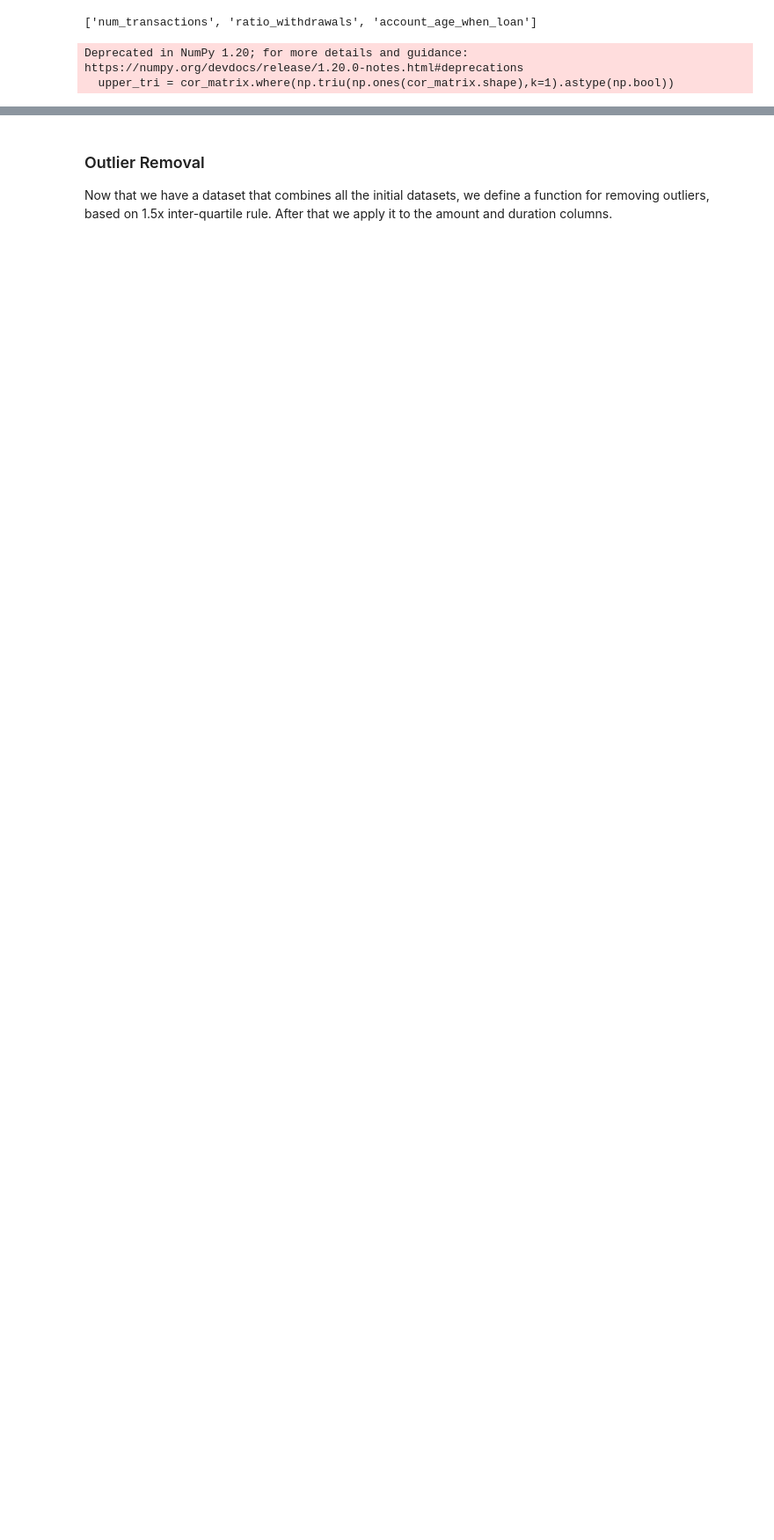
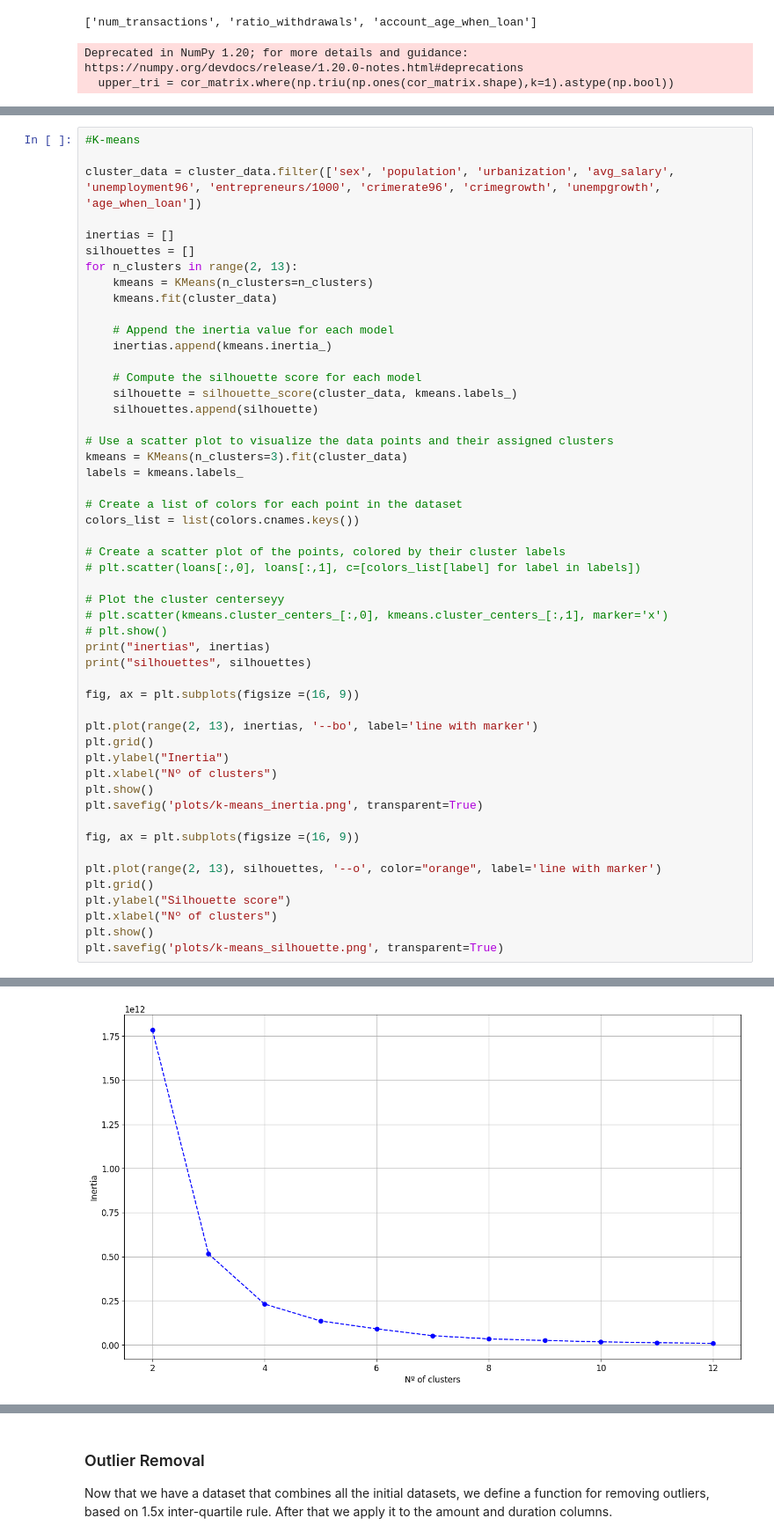
Before and after one commit to SergioEstevao11/FEUP-AC, a Jupyter notebook: src/bank_mining.ipynb, the cells around one changed output, grey strips where cells are left out. Shown at 88% size. Cells and saved outputs as stored; diff of their text form; blank space fills up the shorter version.

Commit message:
feat: clustering

```diff
--- a/src/bank_mining.ipynb
+++ b/src/bank_mining.ipynb
@@ -666,0 +678,52 @@ Deprecated in NumPy 1.20; for more details and guidance: https://numpy.org/devdo
+# %%
+#K-means
+
+cluster_data = cluster_data.filter(['sex', 'population', 'urbanization', 'avg_salary', 'unemployment96', 'entrepreneurs/1000', 'crimerate96', 'crimegrowth', 'unempgrowth', 'age_when_loan'])
+
+inertias = []
+silhouettes = []
+for n_clusters in range(2, 13):
+    kmeans = KMeans(n_clusters=n_clusters)
+    kmeans.fit(cluster_data)
+
+    # Append the inertia value for each model
+    inertias.append(kmeans.inertia_)
+
+    # Compute the silhouette score for each model
+    silhouette = silhouette_score(cluster_data, kmeans.labels_)
+    silhouettes.append(silhouette)
+
+# Use a scatter plot to visualize the data points and their assigned clusters
+kmeans = KMeans(n_clusters=3).fit(cluster_data)
+labels = kmeans.labels_
+
+# Create a list of colors for each point in the dataset
+colors_list = list(colors.cnames.keys())
+
+# Create a scatter plot of the points, colored by their cluster labels
+# plt.scatter(loans[:,0], loans[:,1], c=[colors_list[label] for label in labels])
+
+# Plot the cluster centerseyy
+# plt.scatter(kmeans.cluster_centers_[:,0], kmeans.cluster_centers_[:,1], marker='x')
+# plt.show()
+print("inertias", inertias)
+print("silhouettes", silhouettes)
+
+fig, ax = plt.subplots(figsize =(16, 9))
+
+plt.plot(range(2, 13), inertias, '--bo', label='line with marker')
+plt.grid()
+plt.ylabel("Inertia")
+plt.xlabel("Nº of clusters")
+plt.show()
+plt.savefig('plots/k-means_inertia.png', transparent=True)
+
+fig, ax = plt.subplots(figsize =(16, 9))
+
+plt.plot(range(2, 13), silhouettes, '--o', color="orange", label='line with marker')
+plt.grid()
+plt.ylabel("Silhouette score")
+plt.xlabel("Nº of clusters")
+plt.show()
+plt.savefig('plots/k-means_silhouette.png', transparent=True)
+# %% [output]
@@ -666,0 +732 @@ Deprecated in NumPy 1.20; for more details and guidance: https://numpy.org/devdo
+[figure, added]
```
Also changed, not shown: parts of 18 cells of this notebook, 15 other files.
